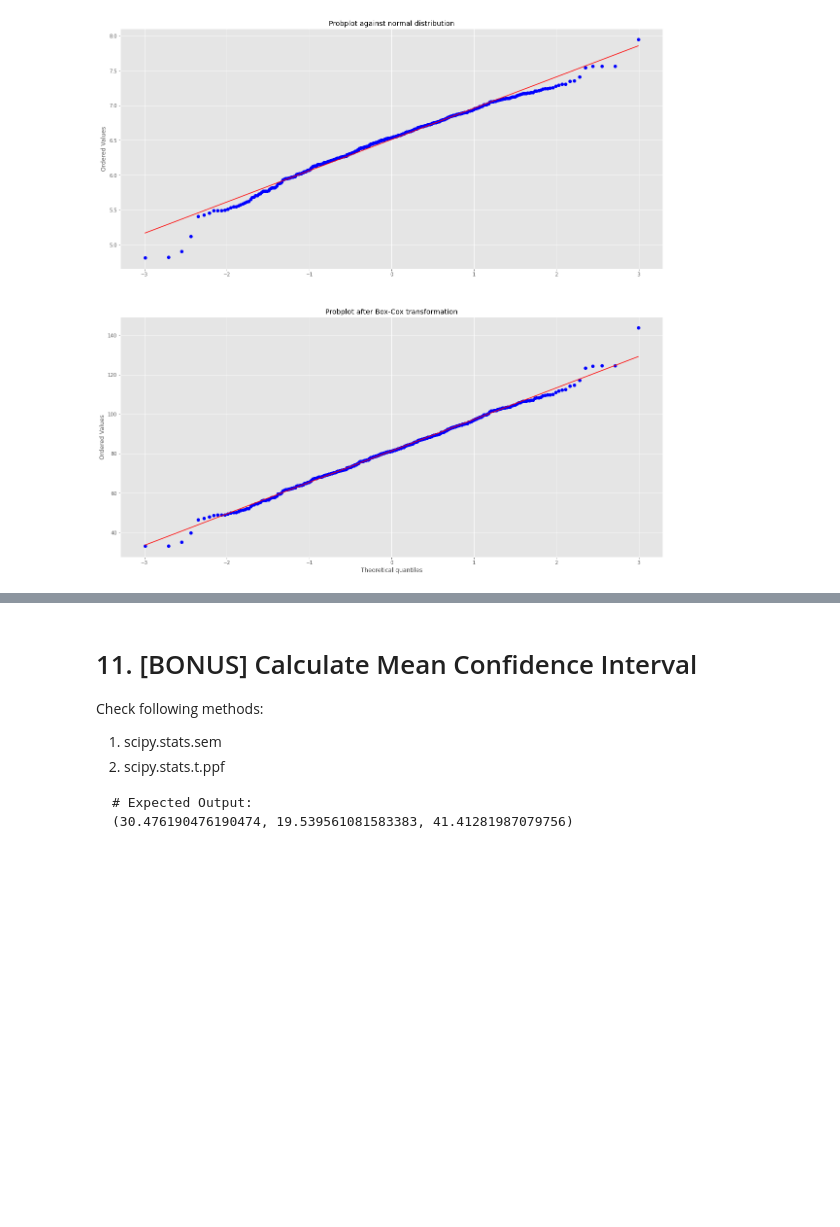
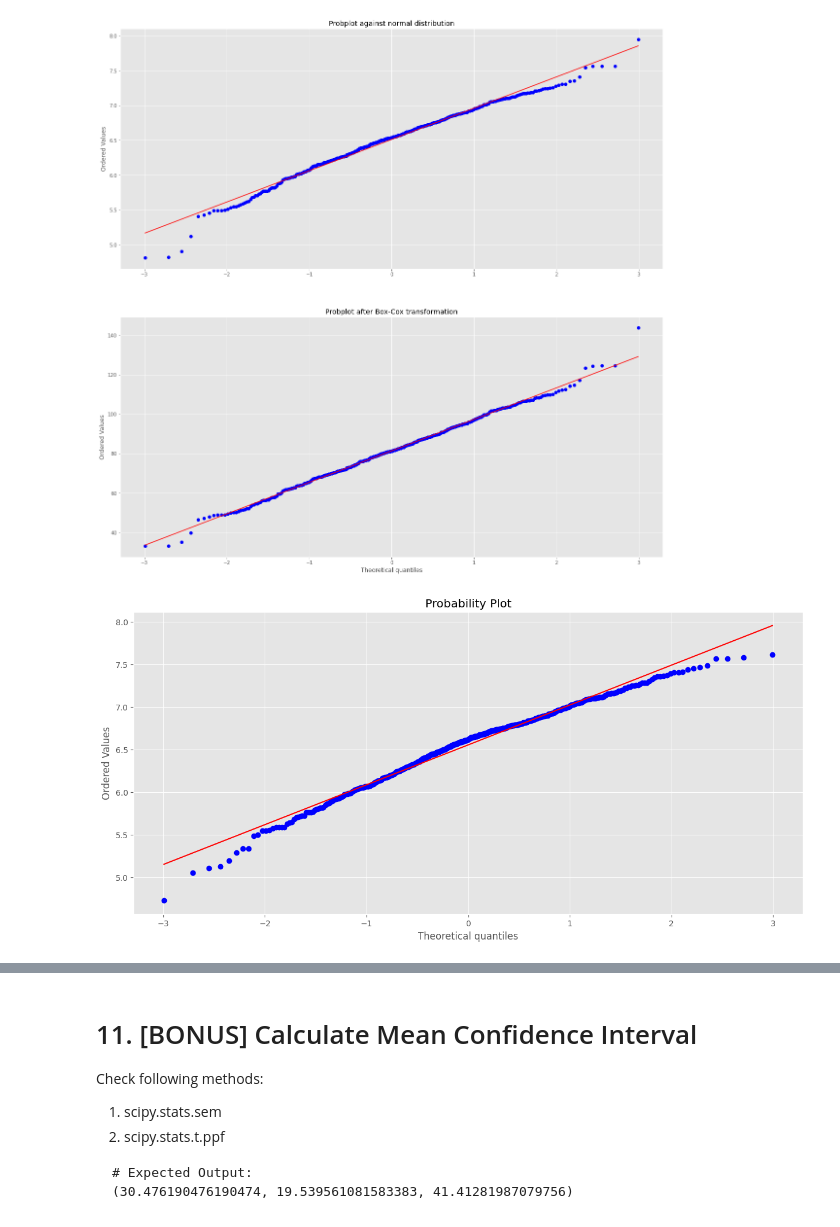
Before and after one commit to LouisMcArdell/IOD-Work, a Jupyter notebook: IOD_Lab-1.1.4 Statistics - part 2.ipynb, the cells around one changed output, grey strips where cells are left out. Cells and saved outputs as stored; diff of their text form; code cells hidden in the pictures; blank space fills up the shorter version.

```diff
--- a/IOD_Lab-1.1.4 Statistics - part 2.ipynb
+++ b/IOD_Lab-1.1.4 Statistics - part 2.ipynb
@@ -314,8 +324,13 @@ Check following methods:
 # %% [output]
 [figure]
 # %%
-fig = plt.figure()
+fig = plt.figure(figsize=(15,15))
 ax1 = fig.add_subplot(211)
 x = stats.loggamma.rvs(5, size=500) + 5
 
 # ANSWER
+plt.style.use('ggplot')
+stats.probplot(x, dist=stats.norm, plot=plt)
+plt.show()
+# %% [output]
+[figure, added]
```
Also changed, not shown: parts of 6 cells of this notebook, 1 other file.
